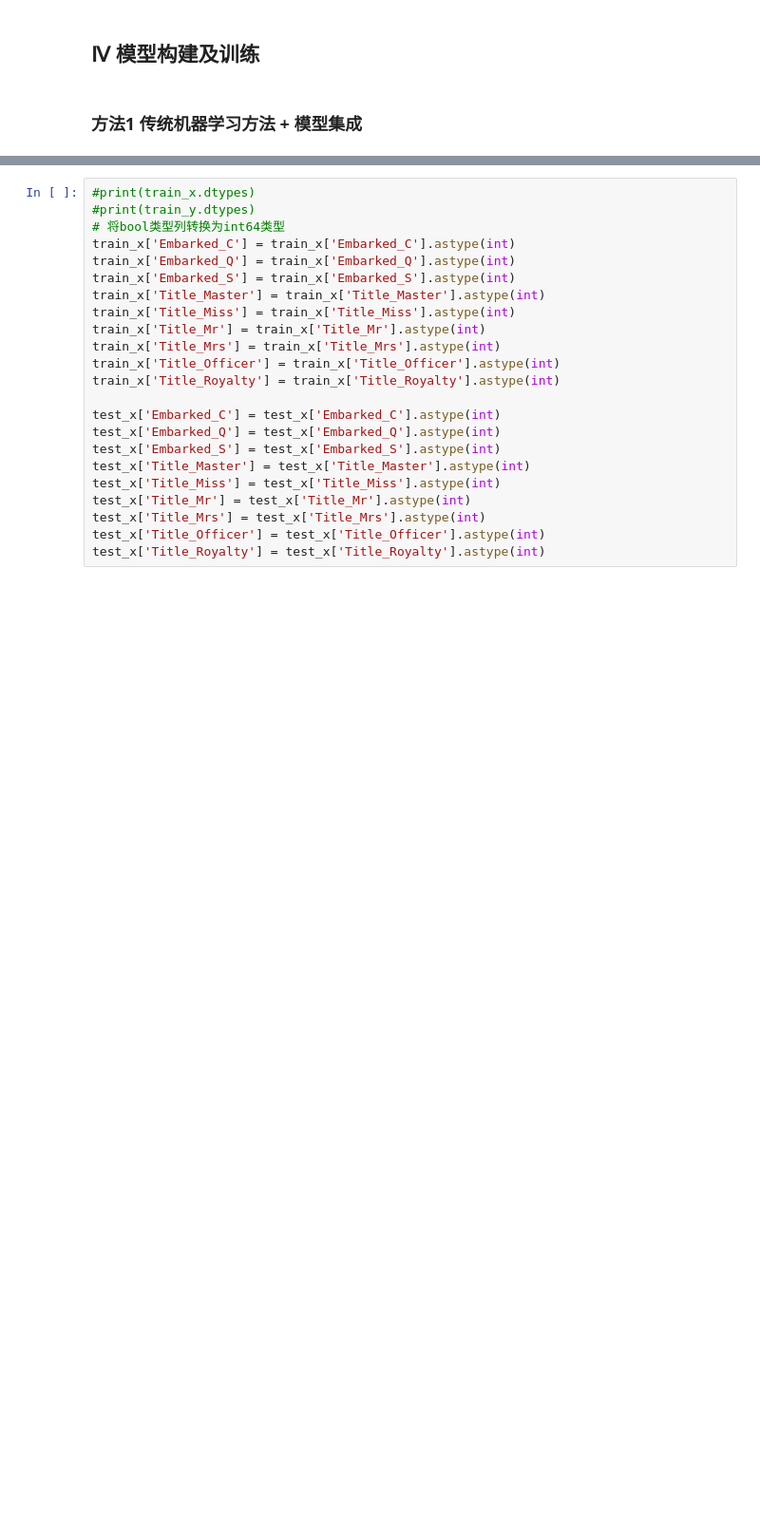
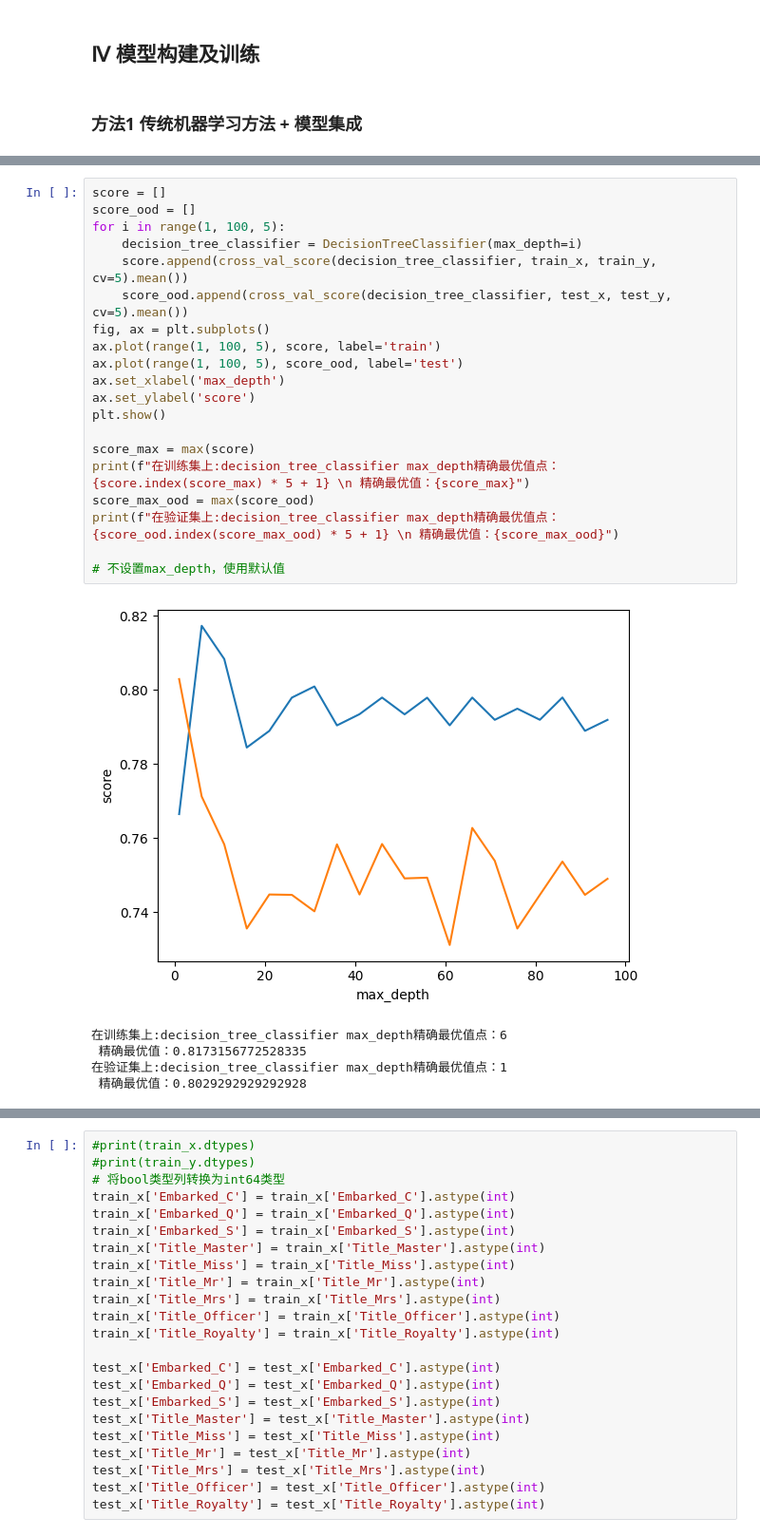
Before and after one commit to yuanmengqi/Titanic_prediction, a Jupyter notebook: Titanic.ipynb, the cells around one changed output, grey strips where cells are left out. Shown: that part at 95% size. Saved outputs shown, nothing was run; the diff lists cells and outputs as text; blank space fills up the shorter version.

```diff
--- a/Titanic.ipynb
+++ b/Titanic.ipynb
@@ -893,0 +907,26 @@ output_total['Survived_xgb'] = xgb.predict(X_test)
+# %%
+score = []
+score_ood = []
+for i in range(1, 100, 5):
+    decision_tree_classifier = DecisionTreeClassifier(max_depth=i)
+    score.append(cross_val_score(decision_tree_classifier, train_x, train_y, cv=5).mean())
+    score_ood.append(cross_val_score(decision_tree_classifier, test_x, test_y, cv=5).mean())
+fig, ax = plt.subplots()
+ax.plot(range(1, 100, 5), score, label='train')
+ax.plot(range(1, 100, 5), score_ood, label='test')
+ax.set_xlabel('max_depth')
+ax.set_ylabel('score')
+plt.show()
+
+score_max = max(score)
+print(f"在训练集上:decision_tree_classifier max_depth精确最优值点：{score.index(score_max) * 5 + 1} \n 精确最优值：{score_max}")
+score_max_ood = max(score_ood)
+print(f"在验证集上:decision_tree_classifier max_depth精确最优值点：{score_ood.index(score_max_ood) * 5 + 1} \n 精确最优值：{score_max_ood}")
+
+# 不设置max_depth，使用默认值
+# %% [output]
+[figure, added]
+在训练集上:decision_tree_classifier max_depth精确最优值点：6
+ 精确最优值：0.8173156772528335
+在验证集上:decision_tree_classifier max_depth精确最优值点：1
+ 精确最优值：0.8029292929292928
```
Also changed, not shown: parts of 37 cells of this notebook, 1 other file.
